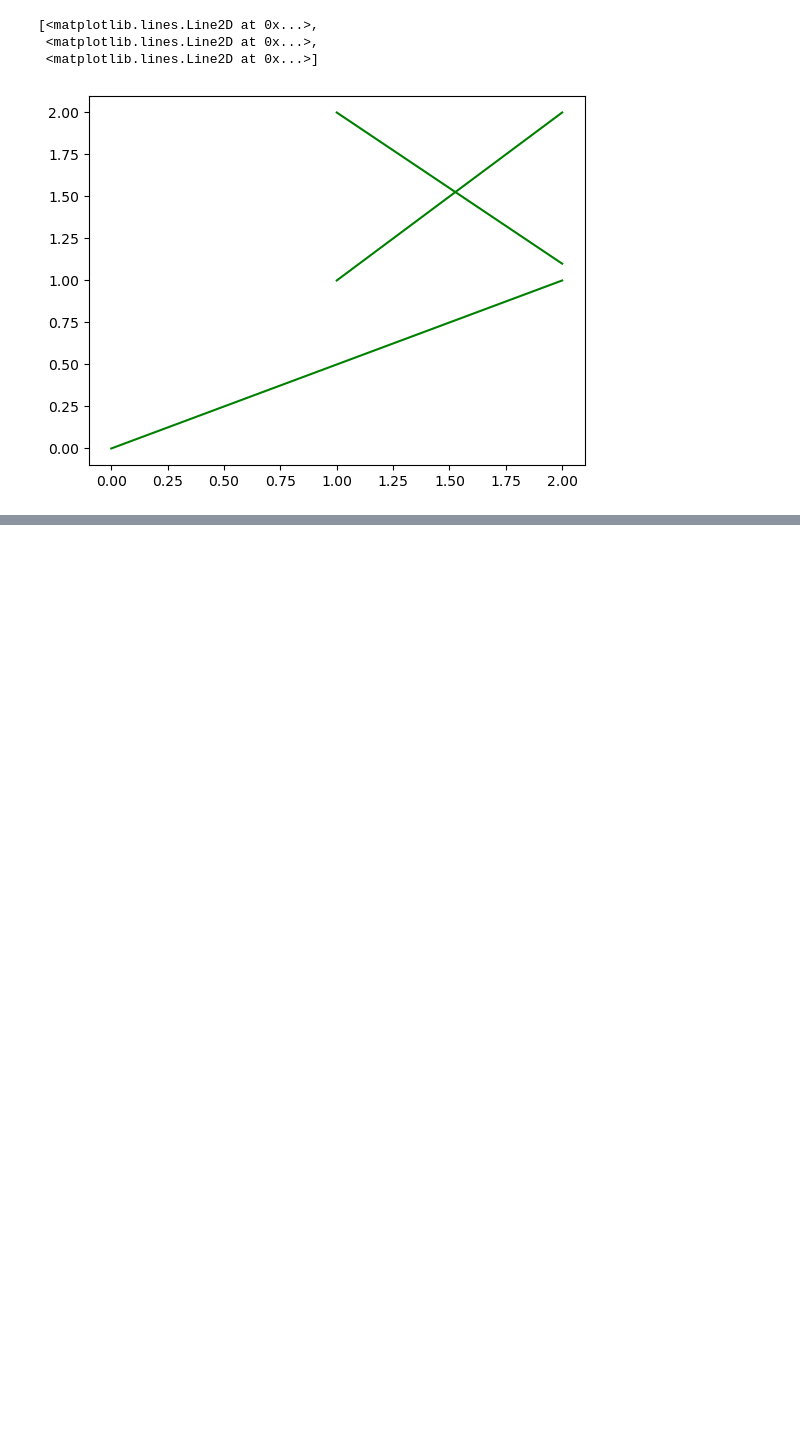
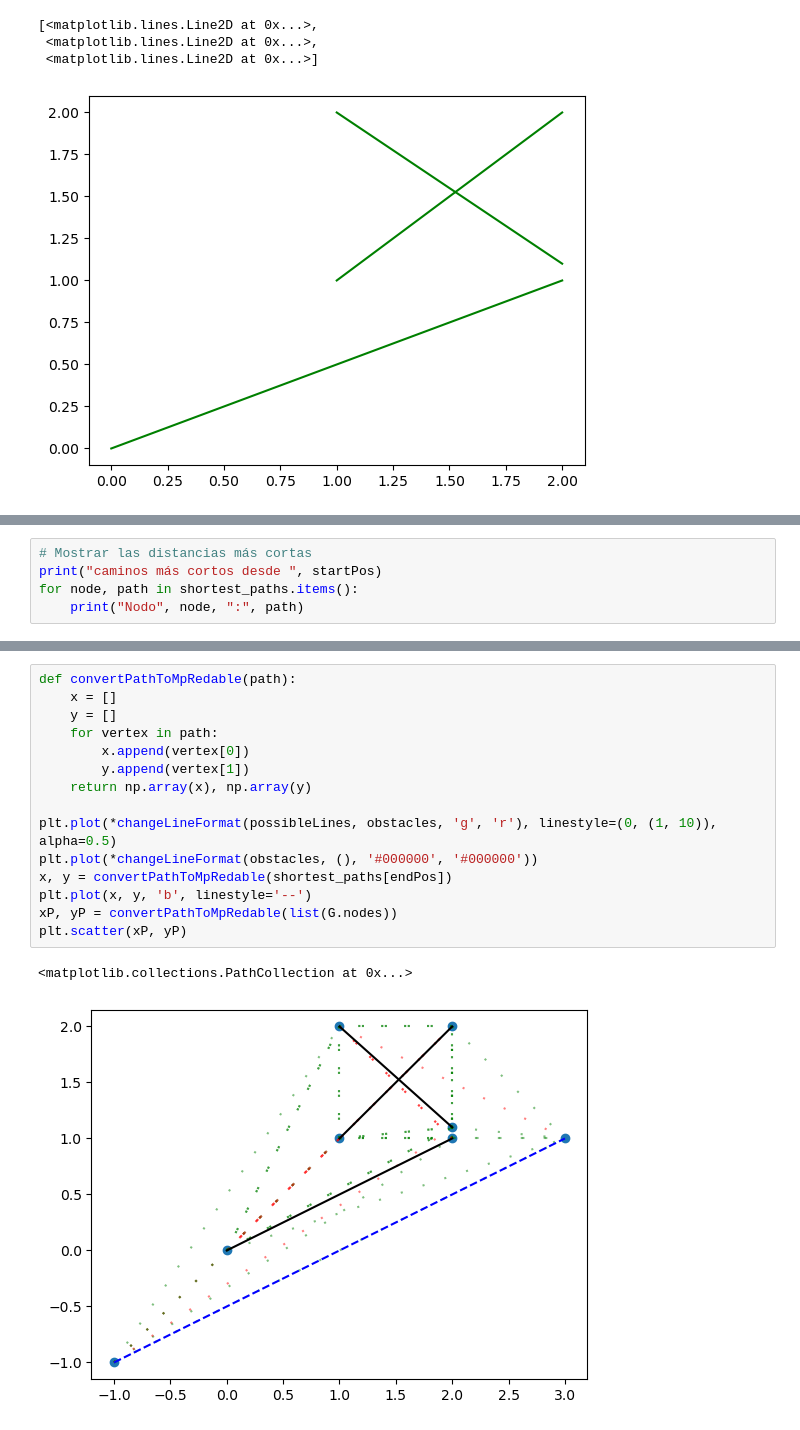
Before and after one commit to Deumek/camino-mas-corto-por-obstaculos, a Jupyter notebook: Caminos.ipynb, the cells around one changed output, grey strips where cells are left out. Saved outputs shown, nothing was run; the diff lists cells and outputs as text; blank space fills up the shorter version.

```diff
--- a/Caminos.ipynb
+++ b/Caminos.ipynb
@@ -92,0 +155,5 @@ plt.plot(*changeLineFormat(obstacles, (), 'b', 'b'))
+# %%
+# Mostrar las distancias más cortas
+print("caminos más cortos desde ", startPos)
+for node, path in shortest_paths.items():
+    print("Nodo", node, ":", path)
@@ -92,0 +170,18 @@ plt.plot(*changeLineFormat(obstacles, (), 'b', 'b'))
+# %%
+def convertPathToMpRedable(path):
+    x = []
+    y = []
+    for vertex in path:
+        x.append(vertex[0])
+        y.append(vertex[1])
+    return np.array(x), np.array(y)
+
+plt.plot(*changeLineFormat(possibleLines, obstacles, 'g', 'r'), linestyle=(0, (1, 10)), alpha=0.5)
+plt.plot(*changeLineFormat(obstacles, (), '#000000', '#000000'))
+x, y = convertPathToMpRedable(shortest_paths[endPos])
+plt.plot(x, y, 'b', linestyle='--')
+xP, yP = convertPathToMpRedable(list(G.nodes))
+plt.scatter(xP, yP)
+# %% [output]
+<matplotlib.collections.PathCollection at 0x...>
+[figure, added]
```
Also changed, not shown: parts of 8 cells of this notebook.
